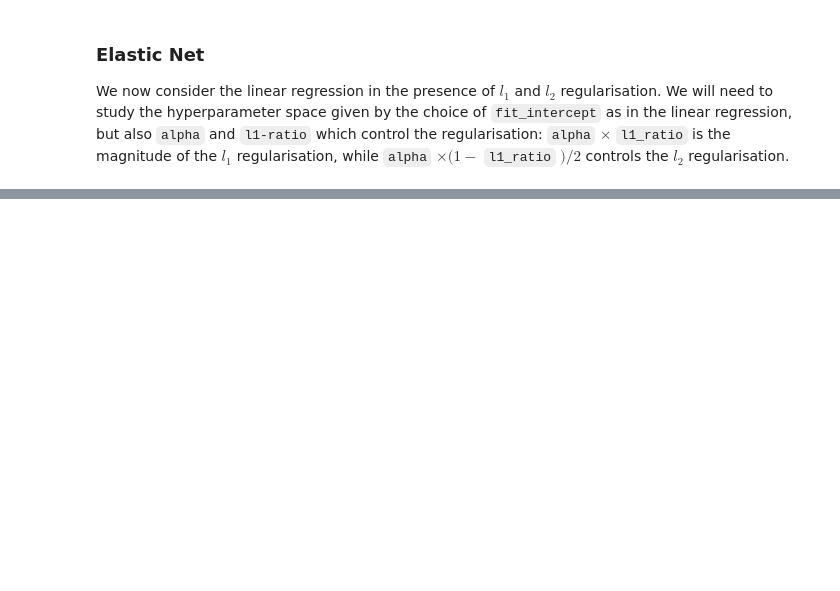
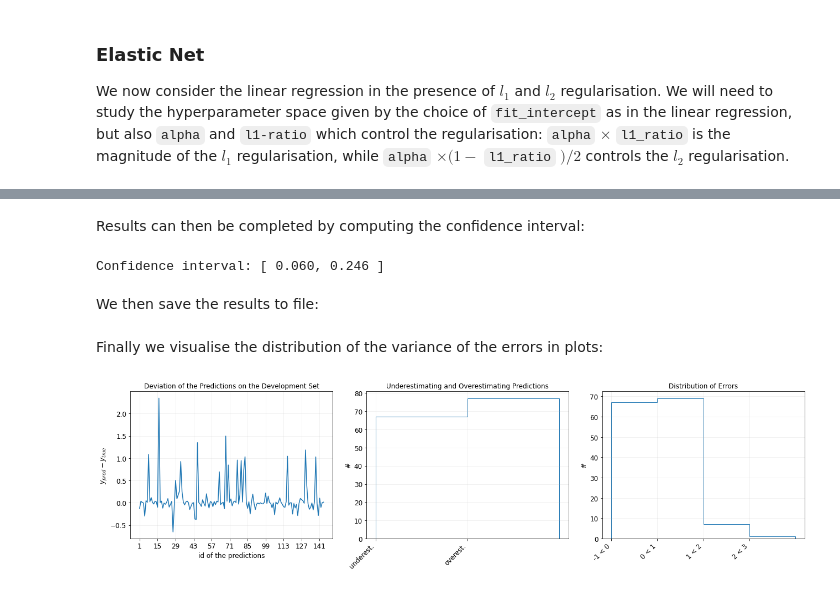
Before and after one commit to thesfinox/ml-sft-trunc, a Jupyter notebook: sft_level_trunc_analysis.ipynb, the cells around one changed output, grey strips where cells are left out. Cells and saved outputs as stored; diff of their text form; code cells hidden in the pictures; blank space fills up the shorter version.

Commit message:
Additional algorithms
- add linear regression with regularisation (both l1 and l2 and then just l1)
- add svr analysis

```diff
--- a/sft_level_trunc_analysis.ipynb
+++ b/sft_level_trunc_analysis.ipynb
@@ -27,7 +27,7 @@ RAM: 16GB (avail. now: 12GB)
 # %% [markdown]
 Computations will be executed using a restricted amount of CPU threads:
 # %%
-multi_thread = 6
+multi_thread = 8
 
 # sanitise the input
 if multi_thread > 8:
@@ -537,0 +854,14 @@ We now consider the linear regression in the presence of $l_1$ and $l_2$ regular
+# %%
+# retrieve best results, fit to the training set and print
+lin_svr.set_params(**dict(zip(hyp_names, lin_svr_res.x))) #---- set parameters to best possible choice
+lin_svr.fit(X_train, y_train.ravel()) #------------------------ fit again on the training set
+y_dev_pred = lin_svr.predict(X_dev).reshape(-1,1) #------------ compute predictions
+
+print('Results for LINEAR SVR:\n')
+print('  Best parameters:\n')
+for name, value in zip(hyp_names, lin_svr_res.x):
+    print('    {}: {}'.format(name, value))
+
+print('\n  MSE:  {:.3f}'.format(mean_squared_error(y_dev, y_dev_pred)))
+print('  R2:   {:.3f}'.format(r2_score(y_dev, y_dev_pred)))
+print('  EVAR: {:.3f}'.format(explained_variance_score(y_dev, y_dev_pred)))
@@ -537,0 +943,14 @@ We now consider the linear regression in the presence of $l_1$ and $l_2$ regular
+# %%
+# retrieve best results, fit to the training set and print
+svr_rbf.set_params(**dict(zip(hyp_names, svr_rbf_res.x))) #---- set parameters to best possible choice
+svr_rbf.fit(X_train, y_train.ravel()) #------------------------ fit again on the training set
+y_dev_pred = svr_rbf.predict(X_dev).reshape(-1,1) #------------ compute predictions
+
+print('Results for SVR (rbf kernel):\n')
+print('  Best parameters:\n')
+for name, value in zip(hyp_names, svr_rbf_res.x):
+    print('    {}: {}'.format(name, value))
+
+print('\n  MSE:  {:.3f}'.format(mean_squared_error(y_dev, y_dev_pred)))
+print('  R2:   {:.3f}'.format(r2_score(y_dev, y_dev_pred)))
+print('  EVAR: {:.3f}'.format(explained_variance_score(y_dev, y_dev_pred)))
@@ -537,0 +969,9 @@ We now consider the linear regression in the presence of $l_1$ and $l_2$ regular
+# %% [markdown]
+Results can then be completed by computing the confidence interval:
+# %%
+conf_interval = confidence_interval(y_dev, y_dev_pred, confidence=confidence)
+print('Confidence interval: [ {:.3f}, {:.3f} ]'.format(conf_interval[0].squeeze(), conf_interval[1].squeeze()))
+# %% [output]
+Confidence interval: [ 0.060, 0.246 ]
+# %% [markdown]
+We then save the results to file:
@@ -537,0 +981,8 @@ We now consider the linear regression in the presence of $l_1$ and $l_2$ regular
+# %% [markdown]
+Finally we visualise the distribution of the variance of the errors in plots:
+# %%
+plot = error_visualisation(y_dev, y_dev_pred)
+plot.save_and_close(path.join(IMG_PATH, 'svr_rbf_errors'))
+log.debug('SVR plot saved.')
+# %% [output]
+[figure, added]
```
Also changed, not shown: parts of 48 cells of this notebook.
